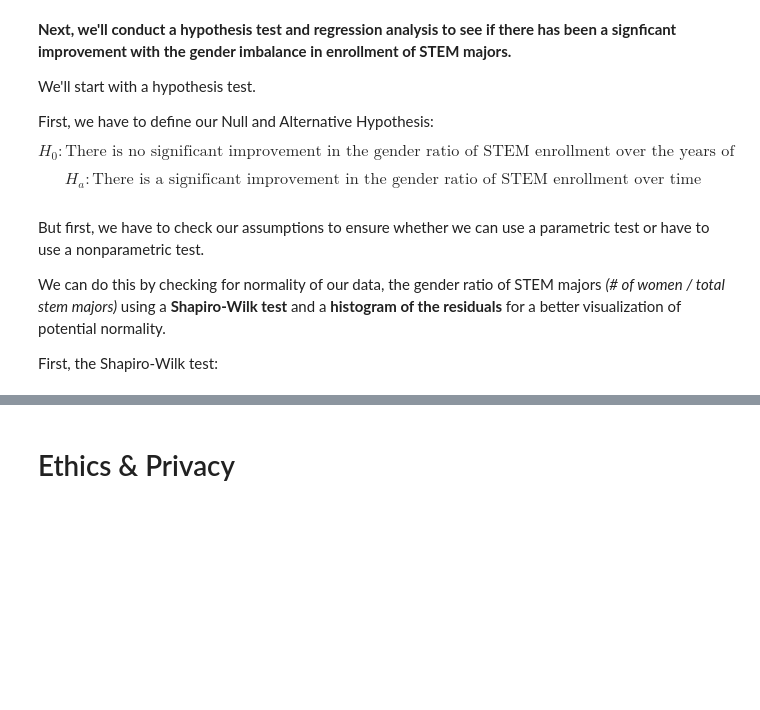
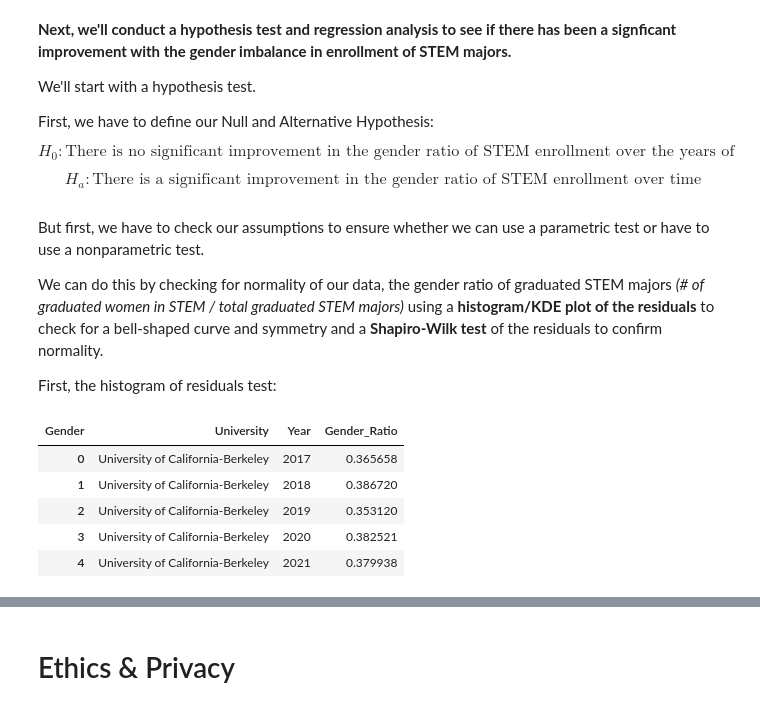
Before and after one commit to amelialei/UC-CS-Analysis, a Jupyter notebook: MATH189_final_project.ipynb, the cells around one changed output, grey strips where cells are left out. Cells and saved outputs as stored; diff of their text form; code cells hidden in the pictures; blank space fills up the shorter version.

```diff
--- a/MATH189_final_project.ipynb
+++ b/MATH189_final_project.ipynb
@@ -882,6 +882,22 @@ $$H_a: \text{There is a significant improvement in the gender ratio of STEM enro
 # %% [markdown]
 But first, we have to check our assumptions to ensure whether we can use a parametric test or have to use a nonparametric test.
 
-We can do this by checking for normality of our data, the gender ratio of STEM majors *(# of women / total stem majors)* using a **Shapiro-Wilk test** and a **histogram of the residuals** for a better visualization of potential normality.
+We can do this by checking for normality of our data, the gender ratio of graduated STEM majors *(# of graduated women in STEM / total graduated STEM majors)* using a **histogram/KDE plot of the residuals** to check for a bell-shaped curve and symmetry and a **Shapiro-Wilk test** of the residuals to confirm normality.
 
-First, the Shapiro-Wilk test:
+First, the histogram of residuals test:
+# %%
+# first, we have to obtain the gender ratio of STEM majors for each
+stem = ["Engineering", "Mathematics", "Biology", "Physics", "Chemistry", "Computer"]
+stem_df = df[df["Major"].str.contains("|".join(stem), case=False, na=False)]
+stem_pivot = stem_df.pivot_table(index=["University", "Year"], columns="Gender", values="Completions", fill_value=0)
+stem_pivot["Gender_Ratio"] = stem_pivot["Women"] / (stem_pivot["Men"] + stem_pivot["Women"])
+stem_pivot.drop(columns=["Men", "Women"], inplace = True)
+stem_pivot.reset_index(inplace=True)
+stem_pivot.head()
+# %% [output]
+| Gender | University | Year | Gender_Ratio |
+| 0 | University of California-Berkeley | 2017 | 0.365658 |
+| 1 | University of California-Berkeley | 2018 | 0.386720 |
+| 2 | University of California-Berkeley | 2019 | 0.353120 |
+| 3 | University of California-Berkeley | 2020 | 0.382521 |
+| 4 | University of California-Berkeley | 2021 | 0.379938 |
```
Also changed, not shown: parts of 2 cells of this notebook.
